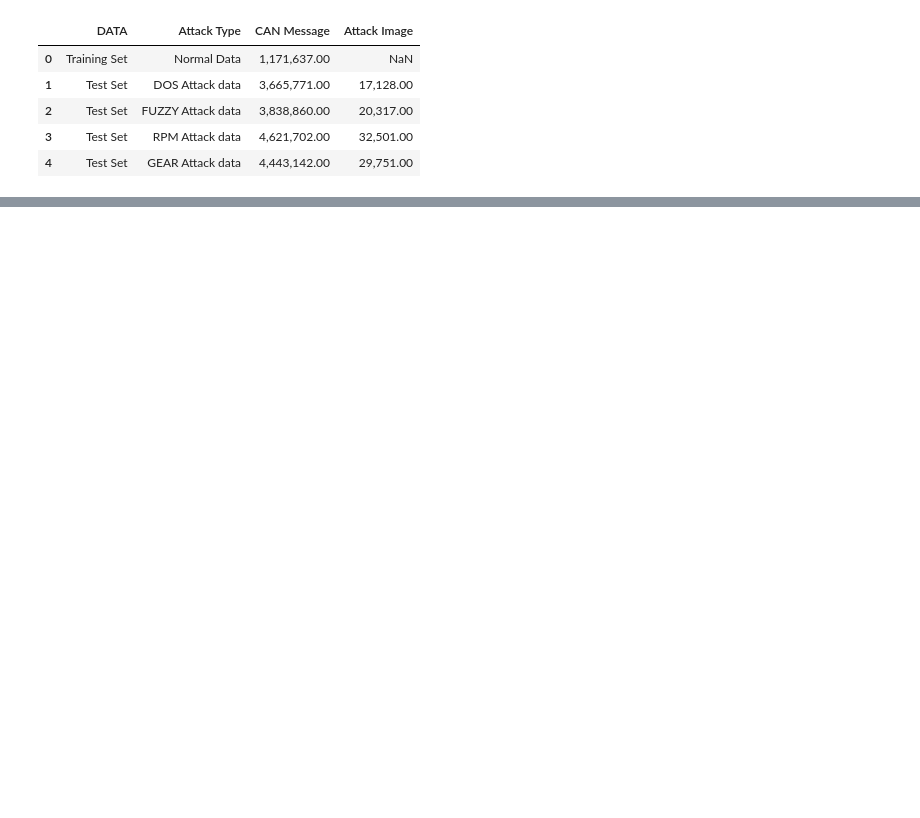
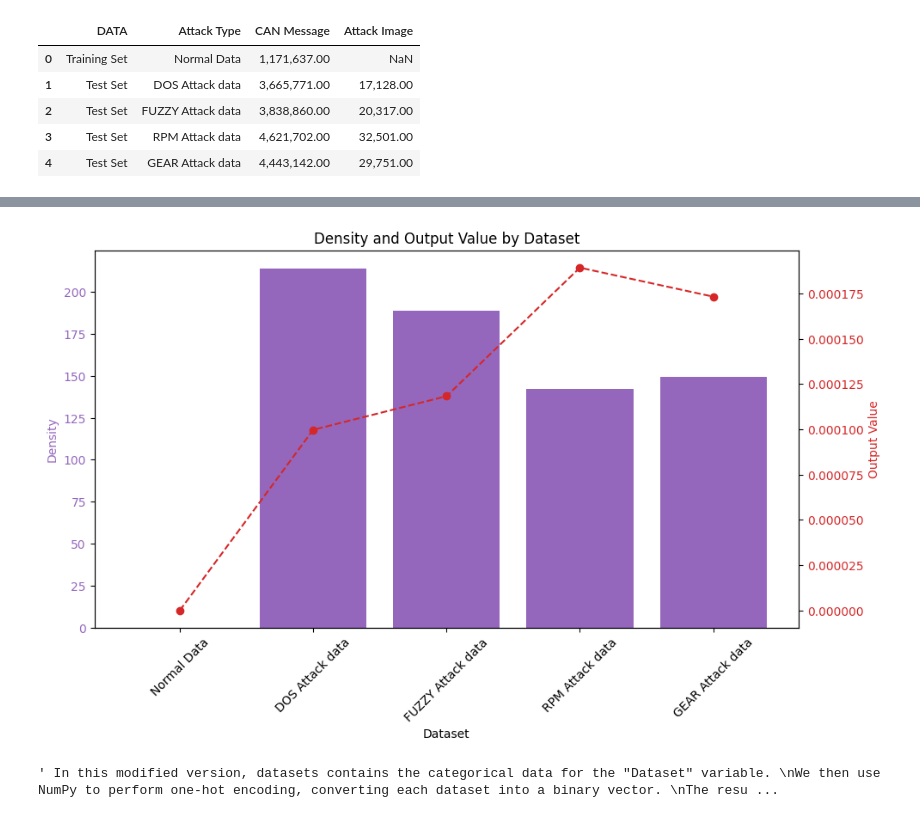
Before and after one commit to Imasandi/car-hacking-, a Jupyter notebook: dataset.ipynb, the cells around one changed output, grey strips where cells are left out. Cells and saved outputs as stored; diff of their text form; code cells hidden in the pictures; blank space fills up the shorter version.

```diff
--- a/dataset.ipynb
+++ b/dataset.ipynb
@@ -120,0 +123,66 @@ plt.show()
+# %%
+""" need to convert categorical variables into a numerical representation.
+Since you want to encode the "Dataset" variable,
+which contains categorical data, you can use one-hot encoding to represent each dataset as a binary vector."""
+import matplotlib.pyplot as plt
+import numpy as np
+
+# Data
+data = [
+    ("Training Set", "Normal Data", 171637637, None),
+    ("Test Set", "DOS Attack data", 3665771, 17128),
+    ("Test Set", "FUZZY Attack data", 3838860, 20317),
+    ("Test Set", "RPM Attack data", 4621702, 32501),
+    ("Test Set", "GEAR Attack data", 4443142, 29751)
+]
+
+# Extracting values for plotting
+labels = [d[1] for d in data]
+can_messages = [d[2] for d in data]
+attack_images = [d[3] if d[3] is not None else 0 for d in data]  # Replace None with 0
+
+# One-hot encoding for 'Dataset'
+datasets = [d[0] for d in data]
+unique_datasets = np.unique(datasets)
+one_hot_encoding = np.zeros((len(data), len(unique_datasets)), dtype=int)
+for i, dataset in enumerate(datasets):
+    one_hot_encoding[i, np.where(unique_datasets == dataset)] = 1
+
+# Calculate density
+density = [can_messages[i] / attack_images[i] if attack_images[i] != 0 else 0 for i in range(len(data))]
+
+# Calculate output value (ratio of abnormal CAN messages to normal data)
+output_value = [attack_images[i] / can_messages[0] if can_messages[0] != 0 else 0 for i in range(len(data))]
+
+# Plotting
+x = range(len(labels))
+
+fig, ax1 = plt.subplots(figsize=(10, 6))
+
+# Plot density
+color = 'tab:purple'
+ax1.set_xlabel('Dataset')
+ax1.set_ylabel('Density', color=color)
+ax1.bar(x, density, color=color, align='center')
+ax1.tick_params(axis='y', labelcolor=color)
+ax1.set_xticks(x)
+ax1.set_xticklabels(labels, rotation=45)
+
+# Create a second y-axis for output value
+ax2 = ax1.twinx()
+color = 'tab:red'
+ax2.set_ylabel('Output Value', color=color)
+ax2.plot(x, output_value, color=color, marker='o', linestyle='--')
+ax2.tick_params(axis='y', labelcolor=color)
+
+fig.tight_layout()
+plt.title('Density and Output Value by Dataset')
+plt.show()
+
+
+""" In this modified version, datasets contains the categorical data for the "Dataset" variable.
+We then use NumPy to perform one-hot encoding, converting each dataset into a binary vector.
+The resulting one-hot encoding matrix is stored in one_hot_encoding. You can use this matrix as features in your analysis."""
+# %% [output]
+[figure, added]
+' In this modified version, datasets contains the categorical data for the "Dataset" variable. \nWe then use NumPy to perform one-hot encoding, converting each dataset into a binary vector. \nThe resu ...
```
Also changed, not shown: parts of 2 cells of this notebook.
